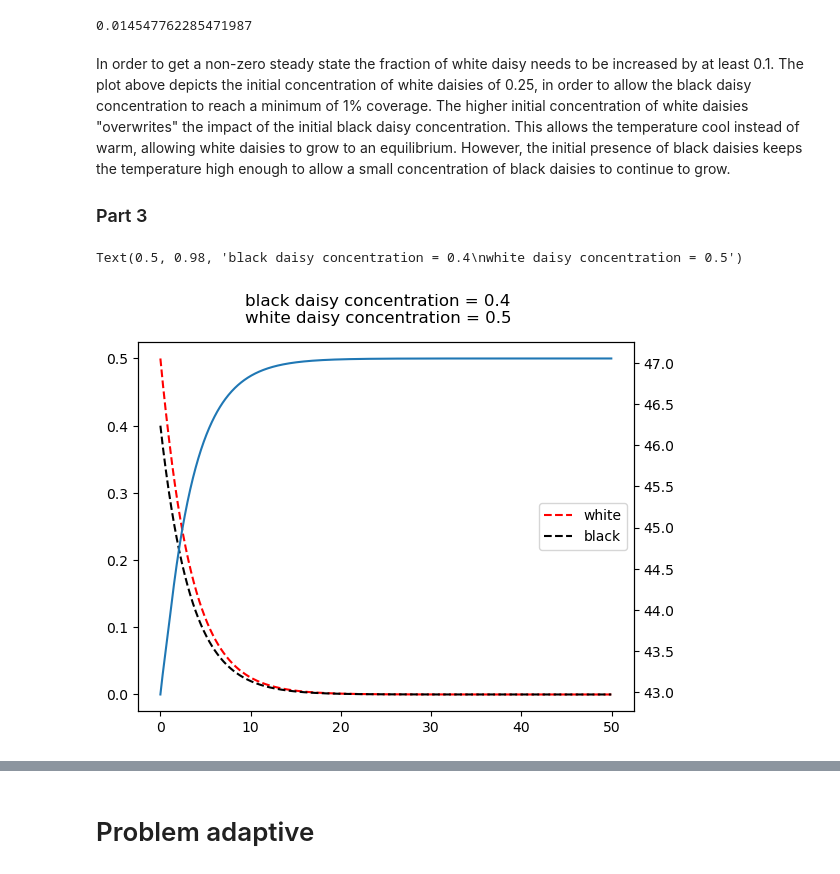
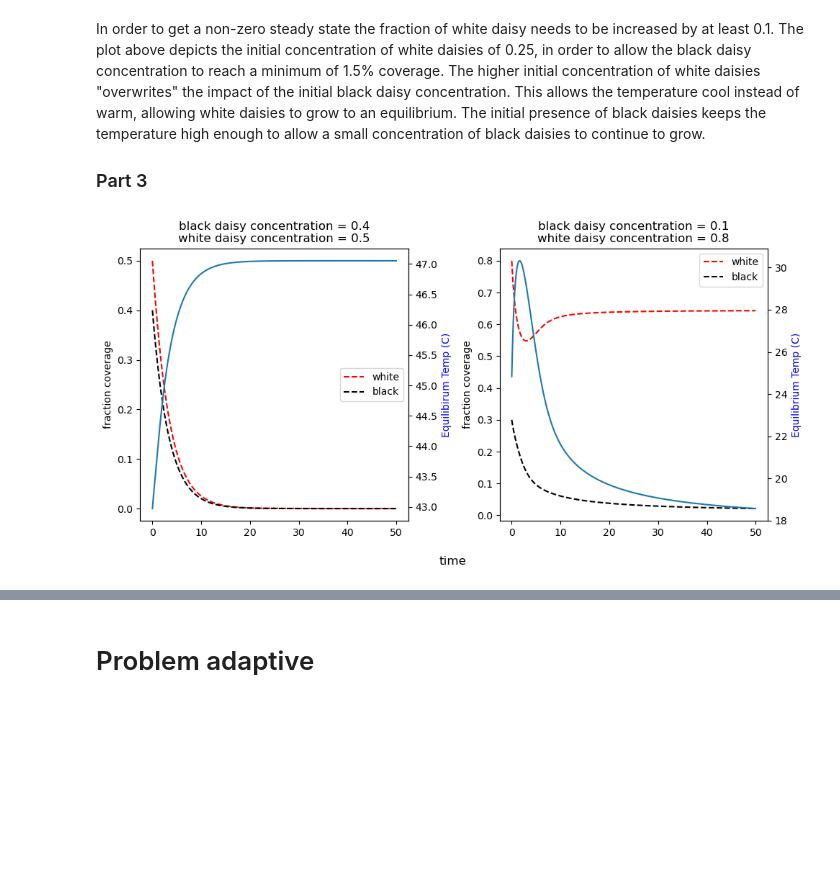
Before and after one commit to nicduboc/numeric_2024, a Jupyter notebook: notebooks/lab5/duboc_assig5.ipynb, the cells around one changed output, grey strips where cells are left out. Drawn from its saved outputs; the diff is of its cells as text; code cells hidden in the pictures; blank space fills up the shorter version.

```diff
--- a/notebooks/lab5/duboc_assig5.ipynb
+++ b/notebooks/lab5/duboc_assig5.ipynb
@@ -196,34 +185,59 @@ Text(0.5, 0.98, 'black daisy concentration = 0.4\nwhite daisy concentration = 0.
-# %%
-np.min(daisies2['black'])
-# %% [output]
-0.014547762285471987
 # %% [markdown]
-In order to get a non-zero steady state the fraction of white daisy needs to be increased by at least 0.1. The plot above depicts the initial concentration of white daisies of 0.25, in order to allow the black daisy concentration to reach a minimum of 1% coverage. The higher initial concentration of white daisies "overwrites" the impact of the initial black daisy concentration. This allows the temperature cool instead of warm, allowing white daisies to grow to an equilibrium. However, the initial presence of black daisies keeps the temperature high enough to allow a small concentration of black daisies to continue to grow.
+In order to get a non-zero steady state the fraction of white daisy needs to be increased by at least 0.1. The plot above depicts the initial concentration of white daisies of 0.25, in order to allow the black daisy concentration to reach a minimum of 1.5% coverage. The higher initial concentration of white daisies "overwrites" the impact of the initial black daisy concentration. This allows the temperature cool instead of warm, allowing white daisies to grow to an equilibrium. The initial presence of black daisies keeps the temperature high enough to allow a small concentration of black daisies to continue to grow.
 
 ### Part 3
 # %%
 # blackconc = 0.25 whiteconc = 0.25
 theSolver3 = Integ54('initial3.yaml')
 timevals3, yvals3, errorlist3 = theSolver3.timeloop5fixed()
 daisies3 = pd.DataFrame(yvals3, columns=['white', 'black'])
 
 temp_w3 = []
 temp_b3 = []
 temp_e3 = []
 for i in range(len(timevals)):
     w3,b3,e3 = theSolver3.find_temp(yvals3[i,:])
     temp_w3.append(w3- 273.15)
     temp_b3.append(b3- 273.15)
     temp_e3.append(e3- 273.15)
 
-fig, ax1 = plt.subplots(1,1)
+theSolver4 = Integ54('initial4.yaml')
+timevals4, yvals4, errorlist4 = theSolver4.timeloop5fixed()
+daisies4 = pd.DataFrame(yvals4, columns=['white', 'black'])
+
+temp_w4 = []
+temp_b4 = []
+temp_e4 = []
+for i in range(len(timevals)):
+    w4,b4,e4 = theSolver4.find_temp(yvals4[i,:])
+    temp_w4.append(w4- 273.15)
+    temp_b4.append(b4- 273.15)
+    temp_e4.append(e4- 273.15)
+
+fig, (ax1,ax3) = plt.subplots(1,2,figsize=(10,5))
 ax1.plot(timevals3,daisies3['white'],'--r',label='white')
 ax1.plot(timevals3,daisies3['black'],'--k',label='black')
 ax1.legend(loc='center right')
+ax1.set_title('black daisy concentration = 0.4\nwhite daisy concentration = 0.5')
+ax1.set_ylabel('fraction coverage')
 
 ax2 = ax1.twinx()
 ax2.plot(timevals3,temp_e3)
-fig.suptitle('black daisy concentration = 0.4\nwhite daisy concentration = 0.5')
+ax2.set_ylabel('Equilibirum Temp (C)',color='blue')
+
+
+
+ax3.plot(timevals4,daisies4['white'],'--r',label='white')
+ax3.plot(timevals4,daisies4['black'],'--k',label='black')
+ax3.legend()
+ax3.set_title('black daisy concentration = 0.1\nwhite daisy concentration = 0.8')
+ax3.set_ylabel('fraction coverage')
+
+ax4 = ax3.twinx()
+ax4.plot(timevals4,temp_e4)
+ax4.set_ylabel('Equilibrium Temp (C)',color='blue')
+
+fig.supxlabel('time')
+fig.tight_layout()
 # %% [output]
-Text(0.5, 0.98, 'black daisy concentration = 0.4\nwhite daisy concentration = 0.5')
-[figure, old version]
+[figure, new version]
```
Also changed, not shown: parts of 23 cells of this notebook, 4 other files.
